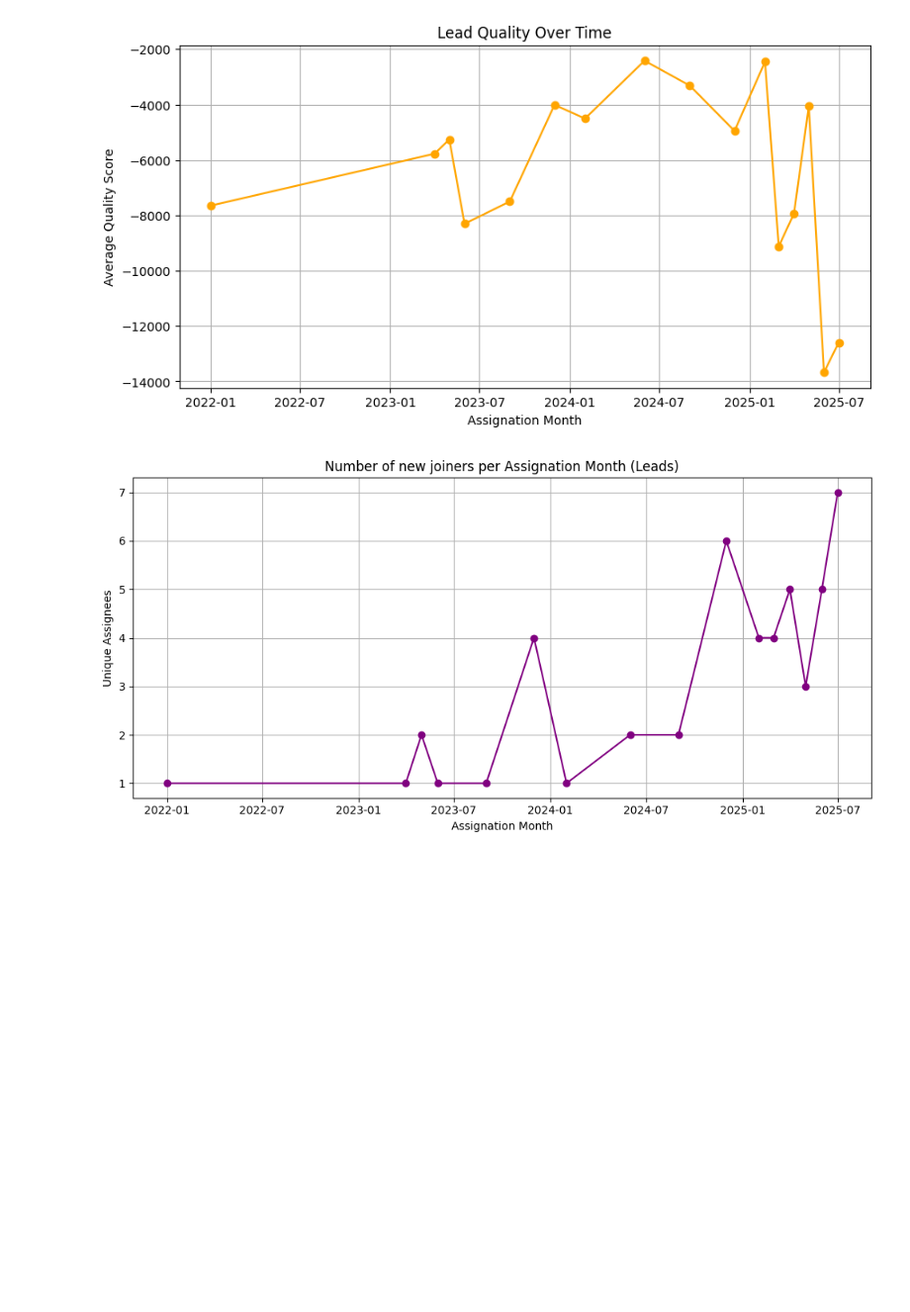
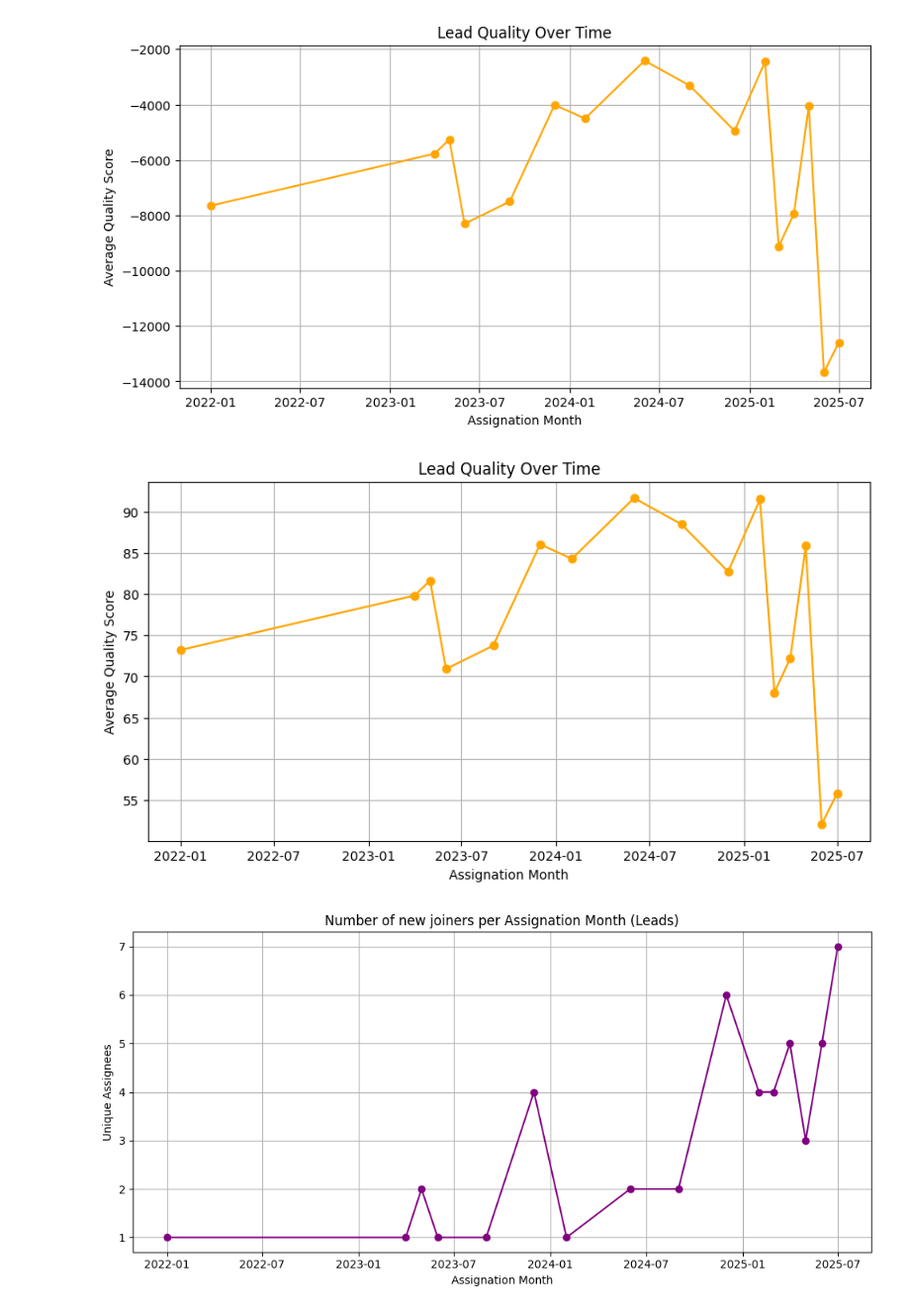
Before and after one commit to Aakame/HoudaB.github.io, a Jupyter notebook: Accounts_Quality_Assessment.ipynb, the cells around one changed output. Shown at 99% size. Cells and saved outputs as stored; diff of their text form; code cells hidden in the pictures; blank space fills up the shorter version.

```diff
--- a/Accounts_Quality_Assessment.ipynb
+++ b/Accounts_Quality_Assessment.ipynb
@@ -484,6 +405,28 @@ plt.grid(True)
 plt.show()
 # %% [output]
 [figure]
+# %%
+#standardization of the quality score
+min_score = leads['quality_score'].min()
+max_score = leads['quality_score'].max()
+if max_score > min_score:
+    leads['quality_score_std'] = 100 * (leads['quality_score'] - min_score) / (max_score - min_score)
+else:
+    leads['quality_score_std'] = 50  # fallback if all scores are equal
+# %%
+# Aggregate average quality by assignation_month
+monthly_quality_leads_std = leads.groupby('assignation_month')['quality_score_std'].mean().reset_index()
+
+# Plot
+plt.figure(figsize=(10,5))
+plt.plot(monthly_quality_leads_std['assignation_month'], monthly_quality_leads_std['quality_score_std'], marker='o', color='orange')
+plt.title('Lead Quality Over Time')
+plt.xlabel('Assignation Month')
+plt.ylabel('Average Quality Score')
+plt.grid(True)
+plt.show()
+# %% [output]
+[figure, added]
 # %%
 # For leads, count unique assignees per assignation month
 monthly_unique_assignees_leads = (
```
Also changed, not shown: parts of 20 cells of this notebook.
